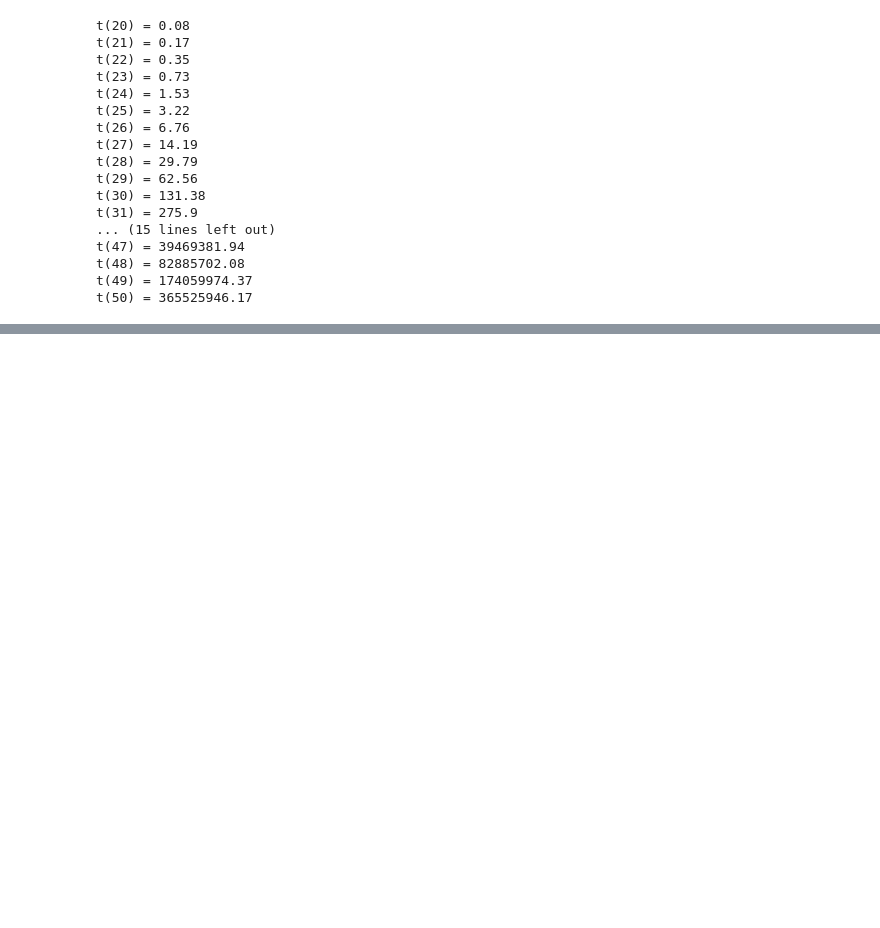
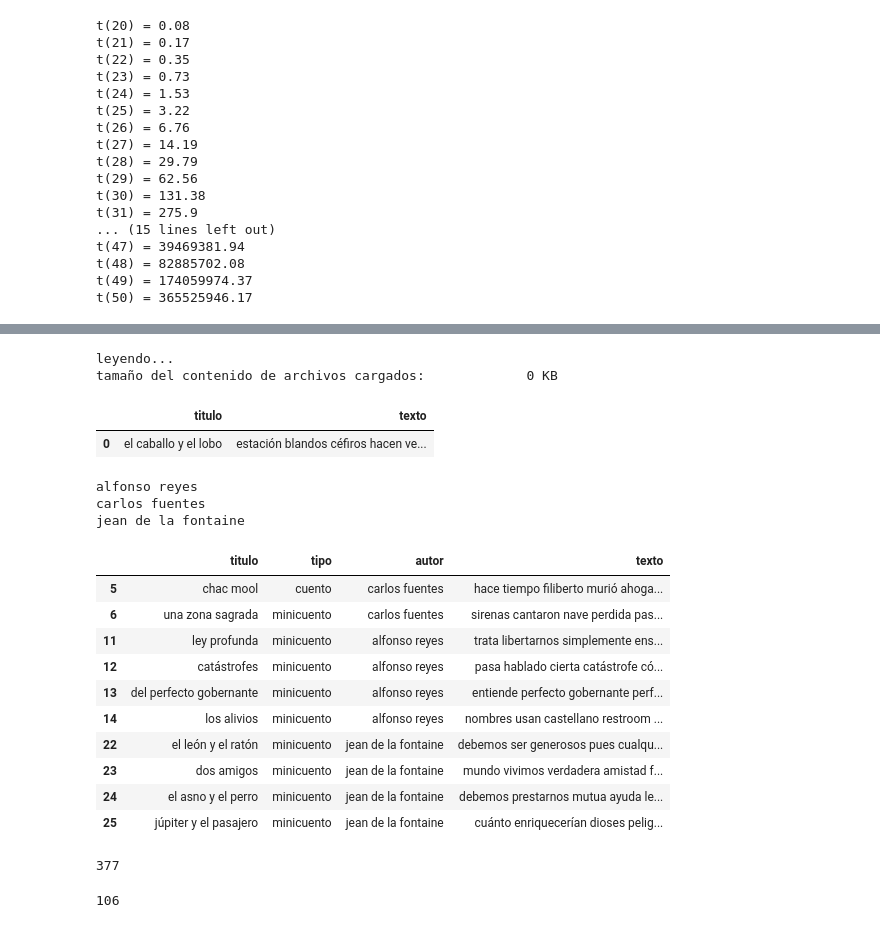
Before and after one commit to robertorys/Tesis, a Jupyter notebook: Test_mib_v2_3.ipynb, the cells around one changed output, grey strips where cells are left out. Cells and saved outputs as stored; diff of their text form; code cells hidden in the pictures; blank space fills up the shorter version.

```diff
--- a/Test_mib_v2_3.ipynb
+++ b/Test_mib_v2_3.ipynb
@@ -1287,0 +1300,5 @@ t(50) = 365525946.17
+# %%
+archivos = glob.glob('./Train/*/*')
+archivos,nombres = tp.carga_cuentos(archivos)
+df_train = tp.lee_cuentos(archivos)
+df_train.head()
@@ -1287,0 +1314,52 @@ t(50) = 365525946.17
+# %%
+archivos = glob.glob('./Test/El Caballo y el Lobo.txt')
+archivos,nombres = tp.carga_cuentos(archivos)
+df_test = tp.lee_cuentos(archivos,test=True)
+df_test.head()
+# %% [output]
+leyendo...
+tamaño del contenido de archivos cargados:             0 KB
+|  | titulo | texto |
+| 0 | el caballo y el lobo | estación blandos céfiros hacen ve... |
+# %%
+autores = set(['alfonso reyes', 'carlos fuentes', 'jean de la fontaine'])
+conds = []
+for autor in autores:
+    print(autor)
+    conds.append(df_train['autor'] == autor)
+
+filt = conds[0]
+for cond in conds[1:]:
+    filt |= cond
+
+df_train = df_train.loc[filt]
+df_train
+# %% [output]
+alfonso reyes
+carlos fuentes
+jean de la fontaine
+|  | titulo | tipo | autor | texto |
+| 5 | chac mool | cuento | carlos fuentes | hace tiempo filiberto murió ahoga... |
+| 6 | una zona sagrada | minicuento | carlos fuentes | sirenas cantaron nave perdida pas... |
+| 11 | ley profunda | minicuento | alfonso reyes | trata libertarnos simplemente ens... |
+| 12 | catástrofes | minicuento | alfonso reyes | pasa hablado cierta catástrofe có... |
+| 13 | del perfecto gobernante | minicuento | alfonso reyes | entiende perfecto gobernante perf... |
+| 14 | los alivios | minicuento | alfonso reyes | nombres usan castellano restroom ... |
+| 22 | el león y el ratón | minicuento | jean de la fontaine | debemos ser generosos pues cualqu... |
+| 23 | dos amigos | minicuento | jean de la fontaine | mundo vivimos verdadera amistad f... |
+| 24 | el asno y el perro | minicuento | jean de la fontaine | debemos prestarnos mutua ayuda le... |
+| 25 | júpiter y el pasajero | minicuento | jean de la fontaine | cuánto enriquecerían dioses pelig... |
+# %%
+s = df_train[df_train['autor'] == 'jean de la fontaine'].texto.str.cat(sep=' ').split()
+conteos = Counter(s)
+autor_vocabulario = set([palabra for palabra in s])
+print(len(autor_vocabulario))
+# %% [output]
+377
+# %%
+s = df_test.texto.str.cat(sep=' ').split()
+conteos = Counter(s)
+vocab_test = set([palabra for palabra in s])
+print(len(vocab_test))
+# %% [output]
+106
```
Also changed, not shown: parts of 11 cells of this notebook, 1 other file.
